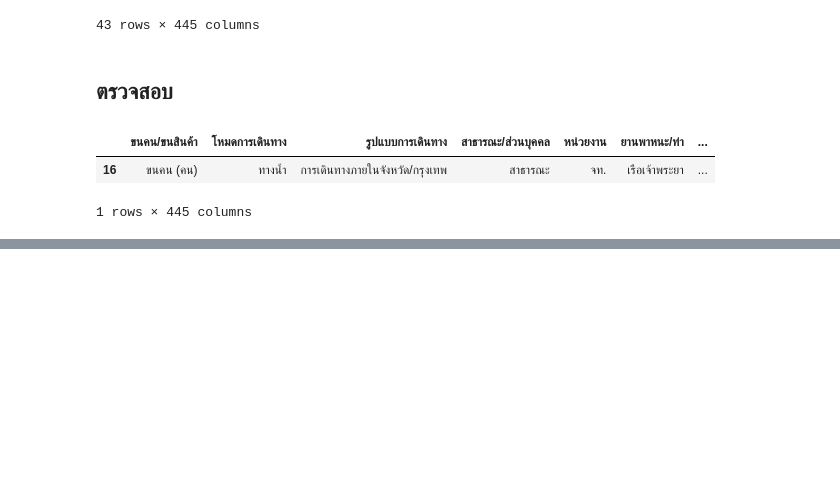
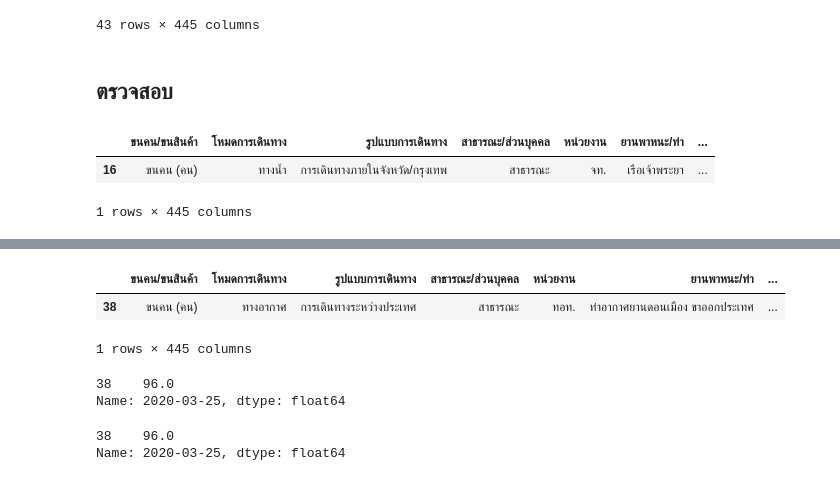
Before and after one commit to Suchirapon/data_viz, a Jupyter notebook: Quiz4.ipynb, the cells around one changed output, grey strips where cells are left out. Drawn from its saved outputs; the diff is of its cells as text; code cells hidden in the pictures; blank space fills up the shorter version.

```diff
--- a/Quiz4.ipynb
+++ b/Quiz4.ipynb
@@ -44,0 +63,3 @@ data_covid[data_covid['ยานพาหนะ/ท่า']=='เรือเจ
+# %%
+data_covid.columns = [i.strftime('%Y-%m-%d') if isinstance(i, datetime) else i for i in data_covid.columns]
+data_covid
@@ -44,0 +95,17 @@ data_covid[data_covid['ยานพาหนะ/ท่า']=='เรือเจ
+# %%
+data_1 = data_covid[data_covid['ยานพาหนะ/ท่า']=='ท่าอากาศยานดอนเมือง ขาออกประเทศ']
+data_1
+# %% [output]
+|  | ขนคน/ขนสินค้า | โหมดการเดินทาง | รูปแบบการเดินทาง | สาธารณะ/ส่วนบุคคล | หน่วยงาน | ยานพาหนะ/ท่า | ... |
+| 38 | ขนคน (คน) | ทางอากาศ | การเดินทางระหว่างประเทศ | สาธารณะ | ทอท. | ท่าอากาศยานดอนเมือง ขาออกประเทศ | ... |
+1 rows × 445 columns
+# %%
+data_1['2020-03-25']
+# %% [output]
+38    96.0
+Name: 2020-03-25, dtype: float64
+# %%
+data_covid[data_covid['ยานพาหนะ/ท่า']=='ท่าอากาศยานดอนเมือง ขาออกประเทศ']['2020-03-25']
+# %% [output]
+38    96.0
+Name: 2020-03-25, dtype: float64
```
Also changed, not shown: parts of 7 cells of this notebook.
